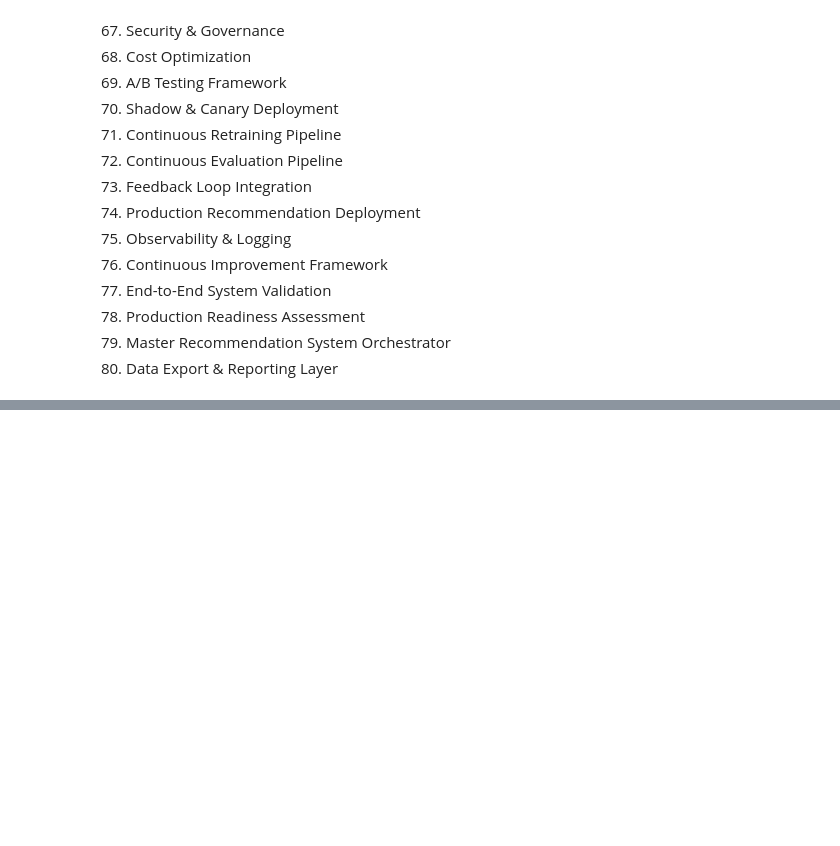
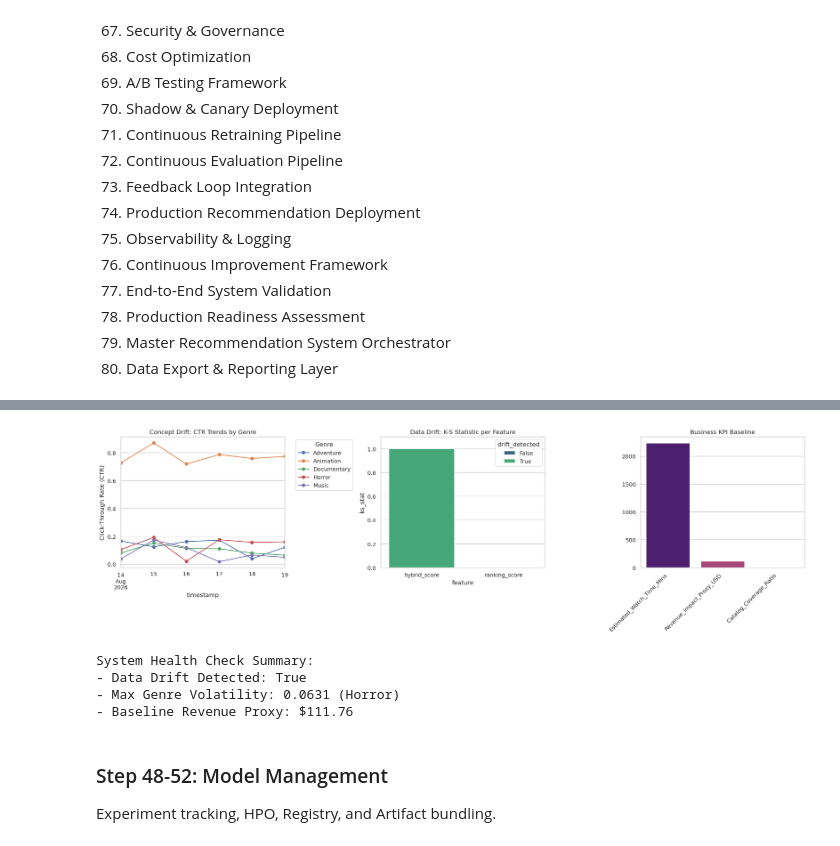
Before and after one commit to ajaychaudhary8104/End_to_End_ML_project_for_Youtube_Scale_Recommendation_System, a Jupyter notebook: research/01_end_to_end_recommendation_system.ipynb, the cells around one changed output, grey strips where cells are left out. Cells and saved outputs as stored; diff of their text form; code cells hidden in the pictures; blank space fills up the shorter version.

```diff
--- a/research/01_end_to_end_recommendation_system.ipynb
+++ b/research/01_end_to_end_recommendation_system.ipynb
@@ -86,0 +3381,44 @@ PRODUCTION MLOPS LAYER
+# %%
+import matplotlib.pyplot as plt
+import seaborn as sns
+
+def plot_monitoring_dashboard(ctr_trends, drift_analysis, kpis):
+    fig, axes = plt.subplots(1, 3, figsize=(20, 6))
+
+    # 1. Concept Drift: CTR Trends
+    ctr_trends.plot(kind='line', marker='o', ax=axes[0])
+    axes[0].set_title("Concept Drift: CTR Trends by Genre")
+    axes[0].set_ylabel("Click-Through Rate (CTR)")
+    axes[0].legend(title="Genre", bbox_to_anchor=(1.05, 1), loc='upper left')
+
+    # 2. Data Drift: K-S Statistics
+    sns.barplot(data=drift_analysis, x='feature', y='ks_stat', hue='drift_detected', ax=axes[1], palette='viridis')
+    axes[1].set_title("Data Drift: K-S Statistic per Feature")
+    axes[1].set_ylim(0, 1.1)
+
+    # 3. Business KPIs
+    kpi_names = list(kpis.keys())
+    kpi_values = list(kpis.values())
+    sns.barplot(x=kpi_names, y=kpi_values, ax=axes[2], palette='magma')
+    axes[2].set_title("Business KPI Baseline")
+    axes[2].set_xticklabels(kpi_names, rotation=45, ha='right')
+
+    plt.tight_layout()
+    plt.show()
+
+# Execution
+plot_monitoring_dashboard(ctr_trends, drift_analysis, kpis)
+
+print("System Health Check Summary:")
+print(f"- Data Drift Detected: {drift_analysis['drift_detected'].any()}")
+print(f"- Max Genre Volatility: {ctr_volatility.max():.4f} ({ctr_volatility.idxmax()})")
+print(f"- Baseline Revenue Proxy: ${kpis.get('Revenue_Impact_Proxy_USD', 0)}")
+# %% [output]
+[figure, added]
+System Health Check Summary:
+- Data Drift Detected: True
+- Max Genre Volatility: 0.0631 (Horror)
+- Baseline Revenue Proxy: $111.76
+# %% [markdown]
+### Step 48-52: Model Management
+Experiment tracking, HPO, Registry, and Artifact bundling.
```
Also changed, not shown: parts of 127 cells of this notebook.
